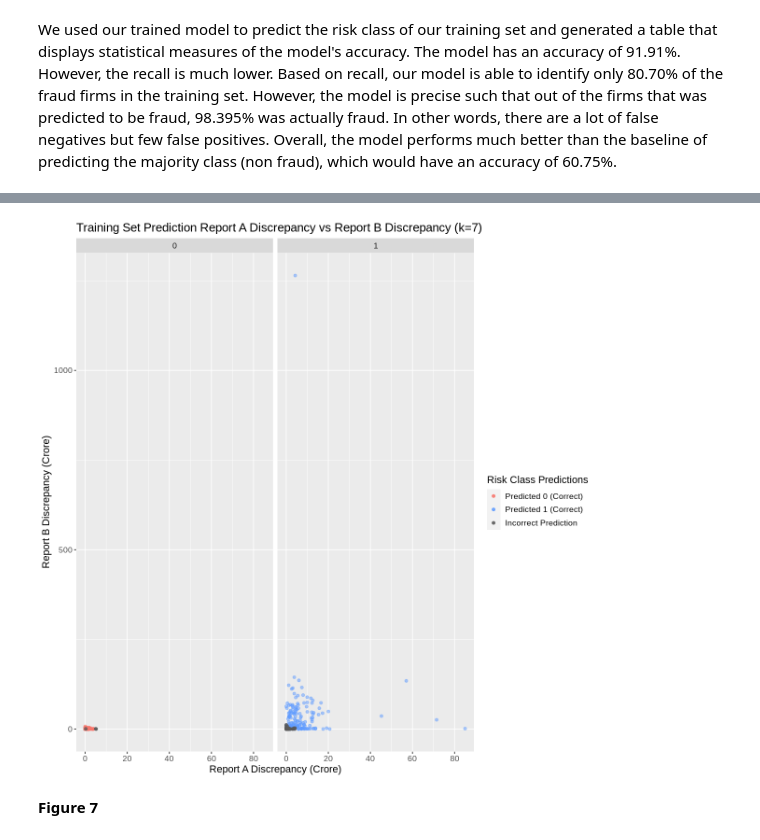
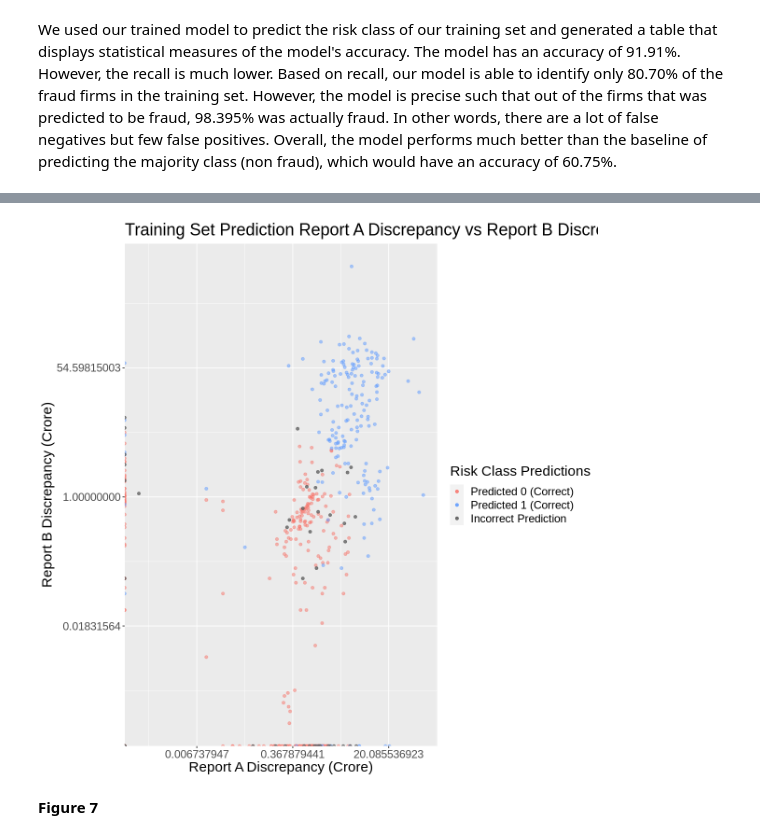
Before and after one commit to jimwei6/Fraud-Detection-Data-Analysis, a Jupyter notebook: project_final.ipynb, the cells around one changed output, grey strips where cells are left out. Cells and saved outputs as stored; diff of their text form; code cells hidden in the pictures.

```diff
--- a/project_final.ipynb
+++ b/project_final.ipynb
@@ -413,11 +417,12 @@ correct_predictions = filter(train_predictions, .pred_class == RISK)
 ggplot(correct_predictions, aes(x=PARA_A, y=PARA_B)) +
     geom_point(alpha=0.5, aes(color=.pred_class)) +
     geom_point(data=incorrect_predictions, aes(x=PARA_A, y=PARA_B, color="Incorrect Prediction"), alpha = 0.75) +
-    facet_grid(cols=vars(RISK)) +
     labs(x="Report A Discrepancy (Crore)",
          y="Report B Discrepancy (Crore)",
          color="Risk Class Predictions",
          title="Training Set Prediction Report A Discrepancy vs Report B Discrepancy (k=7)") +
-    theme(text = element_text(size = 13)) +
-    scale_color_manual(values=c("#F8766D", "#619CFF", "#5A5A5A"),  labels=c("Predicted 0 (Correct)", "Predicted 1 (Correct)", "Incorrect Prediction"))
+    theme(text = element_text(size = 18)) +
+    scale_color_manual(values=c("#F8766D", "#619CFF", "#5A5A5A"),  labels=c("Predicted 0 (Correct)", "Predicted 1 (Correct)", "Incorrect Prediction")) +
+    scale_x_continuous(trans = "log") +
+    scale_y_continuous(trans = "log")
 # %% [output]
@@ -424,4 +437,4 @@ ggplot(correct_predictions, aes(x=PARA_A, y=PARA_B)) +
-[figure, old version]
+[figure, new version]
 # %% [markdown]
 <b>Figure 7</b>
 # %%
```
Also changed, not shown: parts of 13 cells of this notebook.
